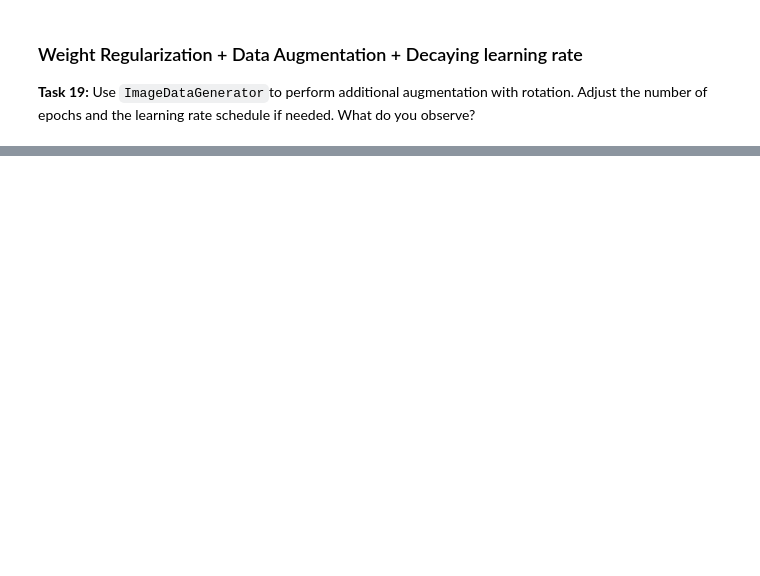
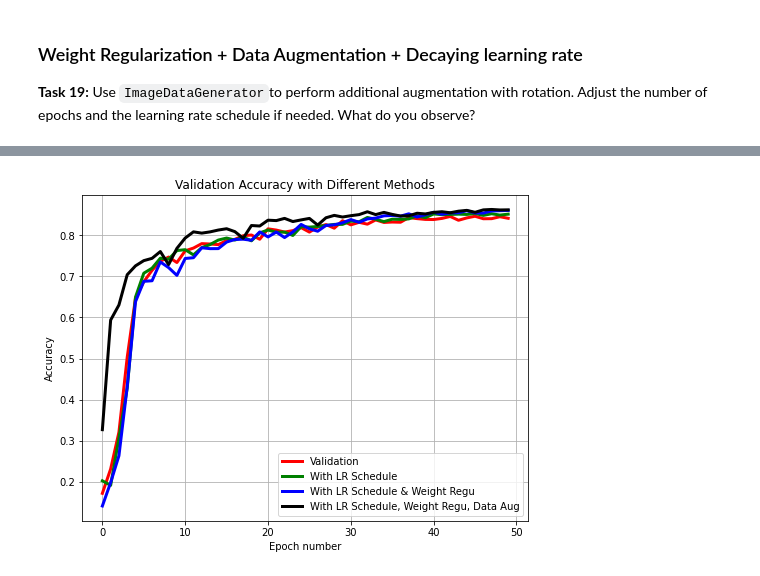
Before and after one commit to aminghazanfari83/Deep-Learning-Liu, a Jupyter notebook: Image-Classification/Lab3_NNDL_2019_problems.ipynb, the cells around one changed output, grey strips where cells are left out. Drawn from its saved outputs; the diff is of its cells as text; code cells hidden in the pictures; blank space fills up the shorter version.

```diff
--- a/Image-Classification/Lab3_NNDL_2019_problems.ipynb
+++ b/Image-Classification/Lab3_NNDL_2019_problems.ipynb
@@ -873,12 +910,14 @@ plot_model_history(model_19)
 # %%
 plt.figure()
-plt.plot(model_15.history['val_acc'],'r', lw=3)
-plt.plot(model_17.history['val_acc'],'g', lw=3)
-plt.plot(model_18.history['val_acc'],'b', lw=3)
-plt.plot(model_19.history['val_acc'],'k', lw=3)
+plt.plot(model_15.history['val_accuracy'],'r', lw=3)
+plt.plot(model_17.history['val_accuracy'],'g', lw=3)
+plt.plot(model_18.history['val_accuracy'],'b', lw=3)
+plt.plot(model_19.history['val_accuracy'],'k', lw=3)
 plt.rcParams['figure.figsize'] = (8, 6)
 plt.xlabel("Epoch number")
 plt.ylabel("Accuracy")
 plt.title("Validation Accuracy with Different Methods")
 plt.legend(['Validation','With LR Schedule','With LR Schedule & Weight Regu','With LR Schedule, Weight Regu, Data Aug'])
 plt.grid(True)
+# %% [output]
+[figure, added]
```
Also changed, not shown: parts of 4 cells of this notebook.
